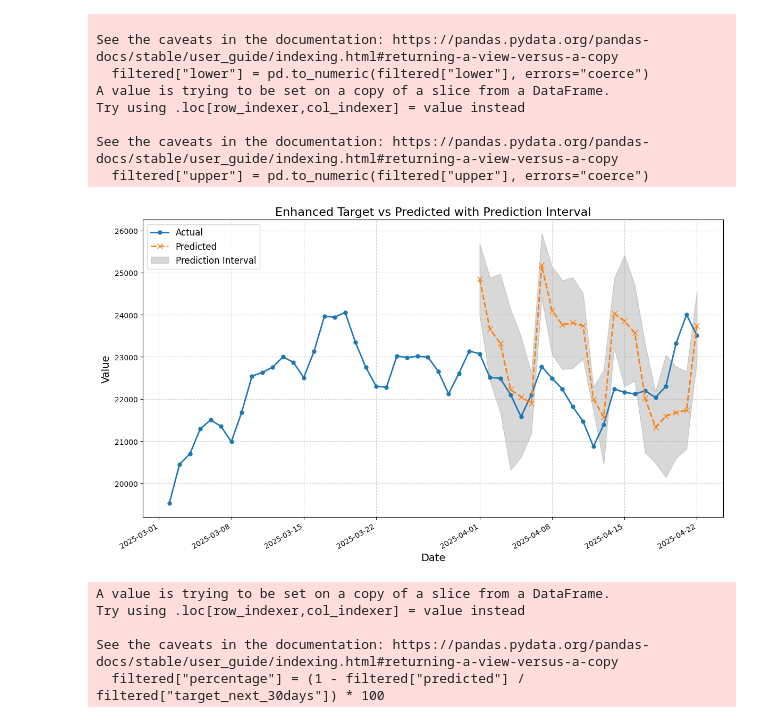
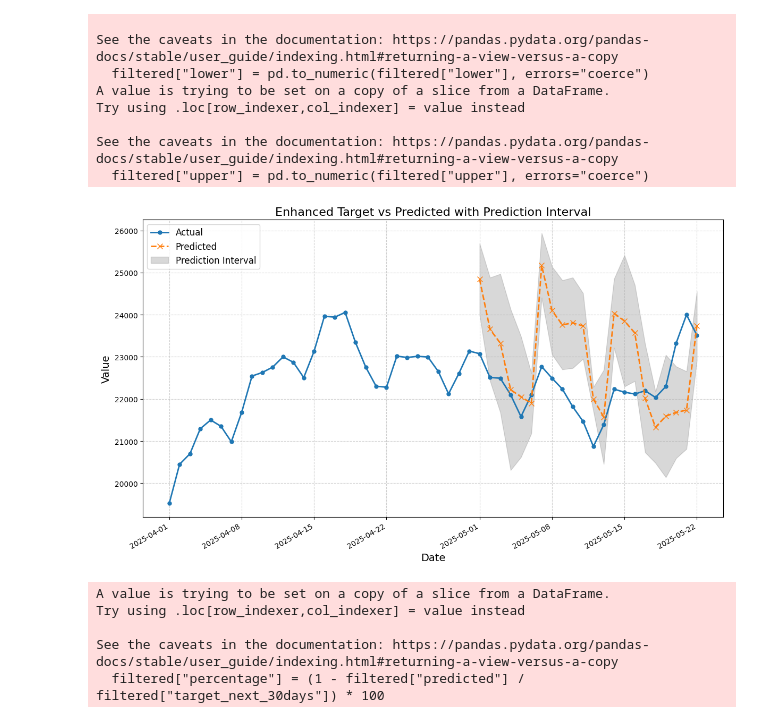
Before and after one commit to Azure-Samples/call-center-forecasting-accelerator, a Jupyter notebook: notebooks/03-deploy-automl-forecasting-call-center-next-3-months.ipynb, the cells around one changed output. Drawn from its saved outputs; the diff is of its cells as text; code cells hidden in the pictures.

```diff
--- a/notebooks/03-deploy-automl-forecasting-call-center-mlflow.ipynb
+++ b/notebooks/03-deploy-automl-forecasting-call-center-next-3-months.ipynb
@@ -466,7 +460,9 @@ fcst_df.head()
 ### Forecast versus actuals plot.
 We will join historical data with the predictions to plot predictions and actuals on a time series plot. For illustration purposes, we will select the series for store 2 and "dominicks" brand.
 # %%
-data_asset = ml_client.data.get("data_train_next_30days_count", version="2025.05.26.132347")
+data_asset = ml_client.data.get(
+    "data_train_next_30days_count", version="2025.05.26.132347"
+)
 
 tbl = mltable.load(data_asset.path)
 
@@ -555,6 +568,8 @@ See the caveats in the documentation: https://pandas.pydata.org/pandas-docs/stab
 import matplotlib.pyplot as plt
 
 fig, ax = plt.subplots(figsize=(12, 7))
+
+filtered.index = filtered.index + pd.Timedelta(days=30)
 
 # Plot actual and predicted values
 ax.plot(
@@ -569,33 +584,33 @@ ax.plot(
     filtered.index,
     filtered["predicted"],
     label="Predicted",
     marker="x",
     markersize=7,
     linestyle="--",
     linewidth=2,
 )
 
 # Fill prediction interval
 ax.fill_between(
     filtered.index,
     filtered["lower"],
     filtered["upper"],
     color="gray",
     alpha=0.3,
     label="Prediction Interval",
 )
 
 # Improve formatting
 ax.set_title("Enhanced Target vs Predicted with Prediction Interval", fontsize=16)
 ax.set_xlabel("Date", fontsize=14)
 ax.set_ylabel("Value", fontsize=14)
 ax.grid(True, linestyle="--", alpha=0.6)
 ax.legend(fontsize=12, loc="best")
 
 fig.autofmt_xdate()  # Auto-format date labels
 plt.tight_layout()
 plt.show()
 # %% [output]
-[figure, old version]
+[figure, new version]
 # %%
 # Compute the percentage of predicted value relative to the target
```
Also changed, not shown: parts of 6 cells of this notebook, 3 other files.
